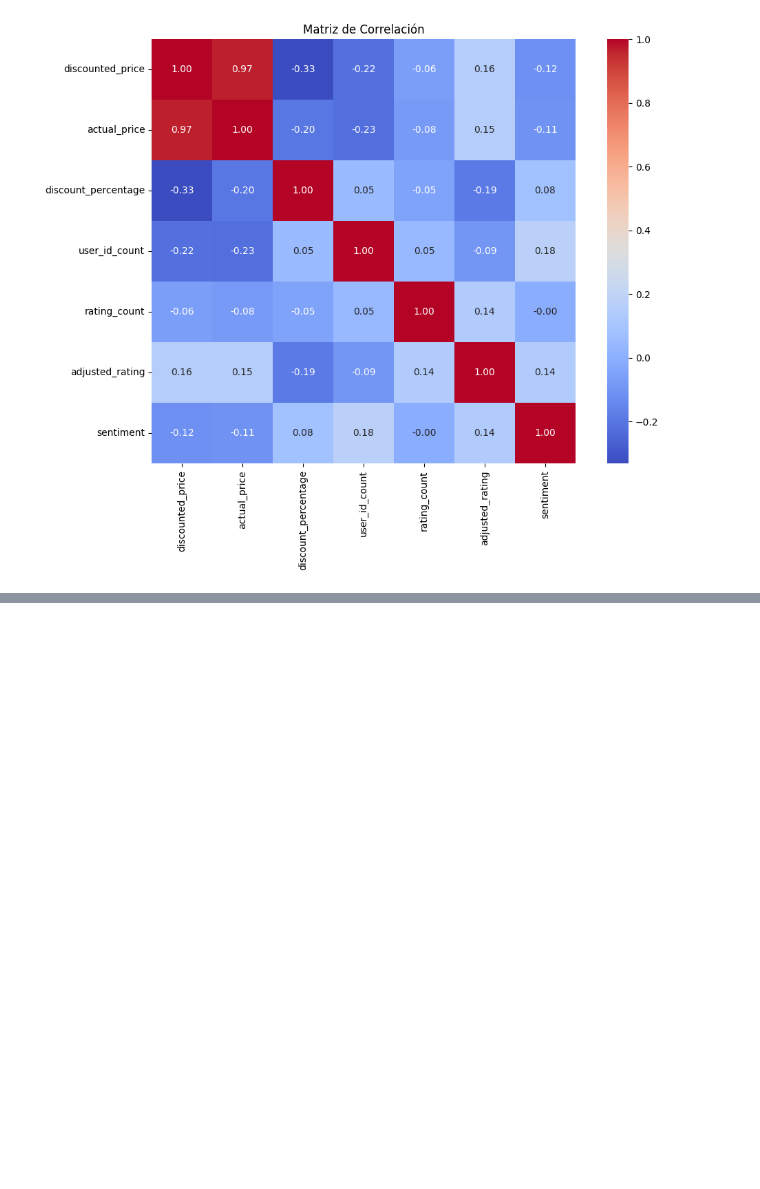
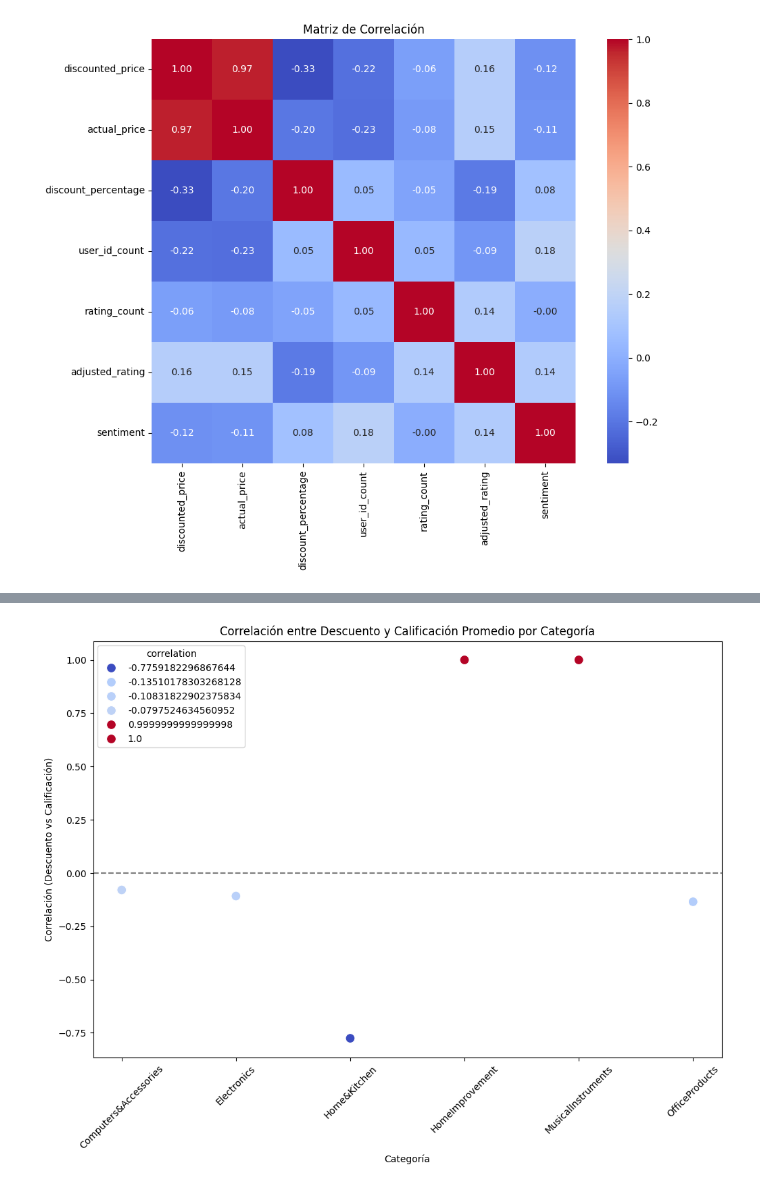
Before and after one commit to Al3jandraMtz/Proyecto4_DataLab, a Jupyter notebook: P4_DataLab.ipynb, the cells around one changed output, grey strips where cells are left out. Cells and saved outputs as stored; diff of their text form; code cells hidden in the pictures; blank space fills up the shorter version.

```diff
--- a/P4_DataLab.ipynb
+++ b/P4_DataLab.ipynb
@@ -555,0 +662,20 @@ plt.show()
+# %%
+import seaborn as sns
+import matplotlib.pyplot as plt
+
+# Eliminar categorías con NaN en la correlación
+correlation_by_category = correlation_by_category.dropna()
+
+# Crear la gráfica de dispersión
+plt.figure(figsize=(12, 8))
+sns.scatterplot(data=correlation_by_category, x='category_1', y='correlation', hue='correlation', palette='coolwarm', s=100)
+
+# Añadir detalles al gráfico
+plt.title('Correlación entre Descuento y Calificación Promedio por Categoría')
+plt.xlabel('Categoría')
+plt.ylabel('Correlación (Descuento vs Calificación)')
+plt.xticks(rotation=45)
+plt.axhline(0, color='gray', linestyle='--')
+plt.show()
+# %% [output]
+[figure, added]
```
Also changed, not shown: parts of 20 cells of this notebook.
